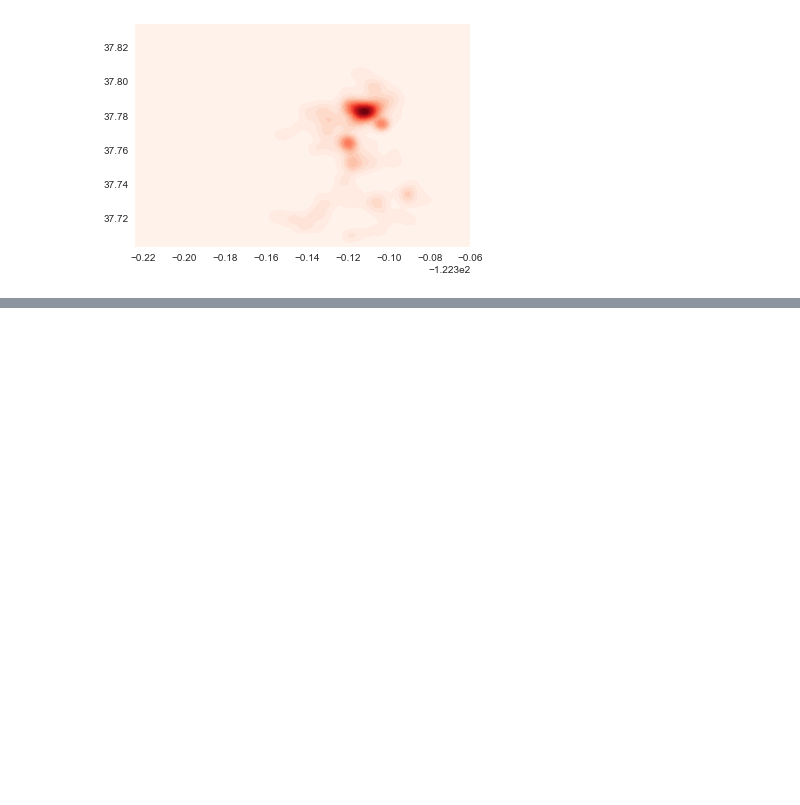
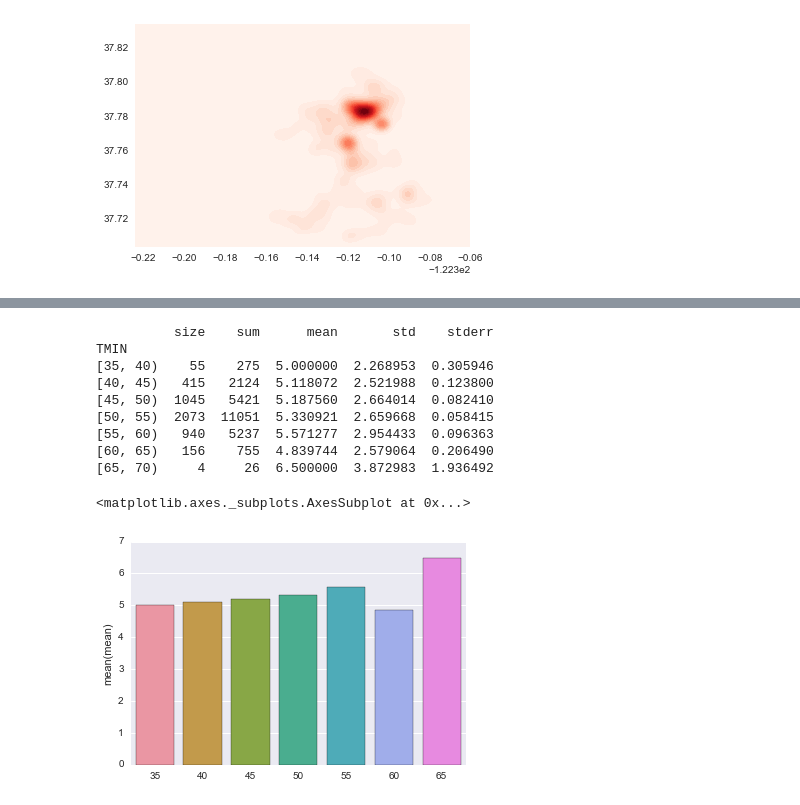
Before and after one commit to jayqi/sf-walk-safety, a Jupyter notebook: ipynbs/Robbery Histograms and KDEs.ipynb, the cells around one changed output, grey strips where cells are left out. Cells and saved outputs as stored; diff of their text form; code cells hidden in the pictures; blank space fills up the shorter version.

```diff
--- a/ipynbs/Robbery Histograms and KDEs.ipynb
+++ b/ipynbs/Robbery Histograms and KDEs.ipynb
@@ -180,0 +307,22 @@ def toheatarray(X,Z):
+# %%
+groupbydate = df.groupby(by='date').size().to_frame(name='count')
+groupbydate.reset_index(inplace=True)
+groupbydate = groupbydate.merge(weather,how="inner",left_on="date",right_on="DATE")
+groupbydate['TMIN'] = groupbydate.TMIN.apply(celsius2fahrenheit)
+groupbytmin = groupbydate.groupby(pd.cut(groupbydate.TMIN,bins=range(35,71,5),right=False))
+groupbytmin = groupbytmin['count'].agg(['size','sum','mean','std'])
+groupbytmin['stderr'] = groupbytmin.apply(lambda row: row['std']/np.sqrt(row['size']),axis=1)
+print groupbytmin
+sns.barplot(x=np.arange(35,70,5),y=groupbytmin['mean'])
+# %% [output]
+          size    sum      mean       std    stderr
+TMIN
+[35, 40)    55    275  5.000000  2.268953  0.305946
+[40, 45)   415   2124  5.118072  2.521988  0.123800
+[45, 50)  1045   5421  5.187560  2.664014  0.082410
+[50, 55)  2073  11051  5.330921  2.659668  0.058415
+[55, 60)   940   5237  5.571277  2.954433  0.096363
+[60, 65)   156    755  4.839744  2.579064  0.206490
+[65, 70)     4     26  6.500000  3.872983  1.936492
+<matplotlib.axes._subplots.AxesSubplot at 0x...>
+[figure, added]
```
Also changed, not shown: parts of 12 cells of this notebook.
